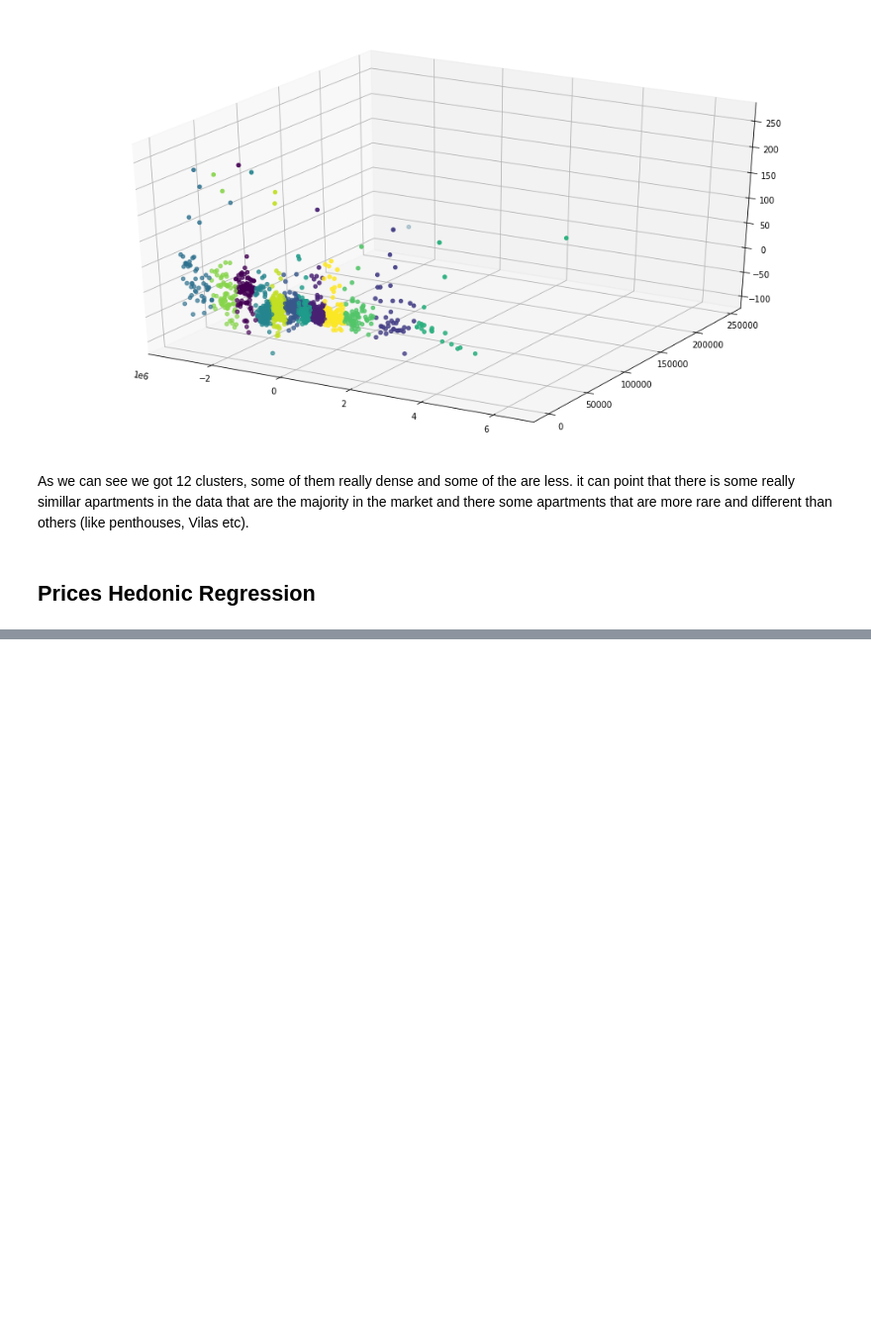
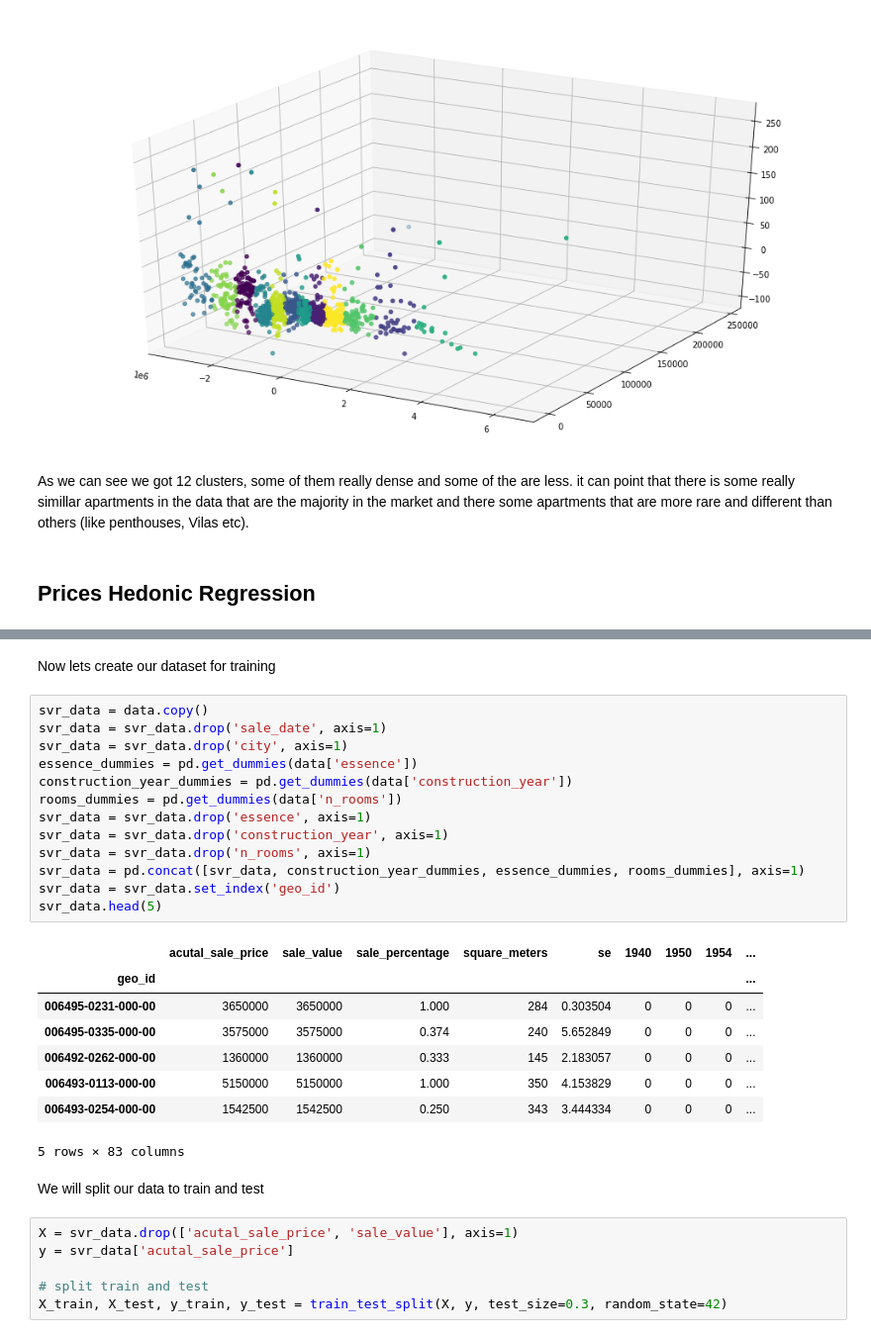
Before and after one commit to talon8080/talon8080-gmail.com, a Jupyter notebook: code.ipynb, the cells around one changed output, grey strips where cells are left out. Shown: that part at 99% size. Saved outputs shown, nothing was run; the diff lists cells and outputs as text; blank space fills up the shorter version.

```diff
--- a/code.ipynb
+++ b/code.ipynb
@@ -311,0 +658,32 @@ As we can see we got 12 clusters, some of them really dense and some of the are
+# %% [markdown]
+Now lets create our dataset for training
+# %%
+svr_data = data.copy()
+svr_data = svr_data.drop('sale_date', axis=1)
+svr_data = svr_data.drop('city', axis=1)
+essence_dummies = pd.get_dummies(data['essence'])
+construction_year_dummies = pd.get_dummies(data['construction_year'])
+rooms_dummies = pd.get_dummies(data['n_rooms'])
+svr_data = svr_data.drop('essence', axis=1)
+svr_data = svr_data.drop('construction_year', axis=1)
+svr_data = svr_data.drop('n_rooms', axis=1)
+svr_data = pd.concat([svr_data, construction_year_dummies, essence_dummies, rooms_dummies], axis=1)
+svr_data = svr_data.set_index('geo_id')
+svr_data.head(5)
+# %% [output]
+|  | acutal_sale_price | sale_value | sale_percentage | square_meters | se | 1940 | 1950 | 1954 | ... |
+| geo_id |  |  |  |  |  |  |  |  | ... |
+| 006495-0231-000-00 | 3650000 | 3650000 | 1.000 | 284 | 0.303504 | 0 | 0 | 0 | ... |
+| 006495-0335-000-00 | 3575000 | 3575000 | 0.374 | 240 | 5.652849 | 0 | 0 | 0 | ... |
+| 006492-0262-000-00 | 1360000 | 1360000 | 0.333 | 145 | 2.183057 | 0 | 0 | 0 | ... |
+| 006493-0113-000-00 | 5150000 | 5150000 | 1.000 | 350 | 4.153829 | 0 | 0 | 0 | ... |
+| 006493-0254-000-00 | 1542500 | 1542500 | 0.250 | 343 | 3.444334 | 0 | 0 | 0 | ... |
+5 rows × 83 columns
+# %% [markdown]
+We will split our data to train and test
+# %%
+X = svr_data.drop(['acutal_sale_price', 'sale_value'], axis=1)
+y = svr_data['acutal_sale_price']
+
+# split train and test
+X_train, X_test, y_train, y_test = train_test_split(X, y, test_size=0.3, random_state=42)
```
Also changed, not shown: parts of 36 cells of this notebook, 7 other files.
